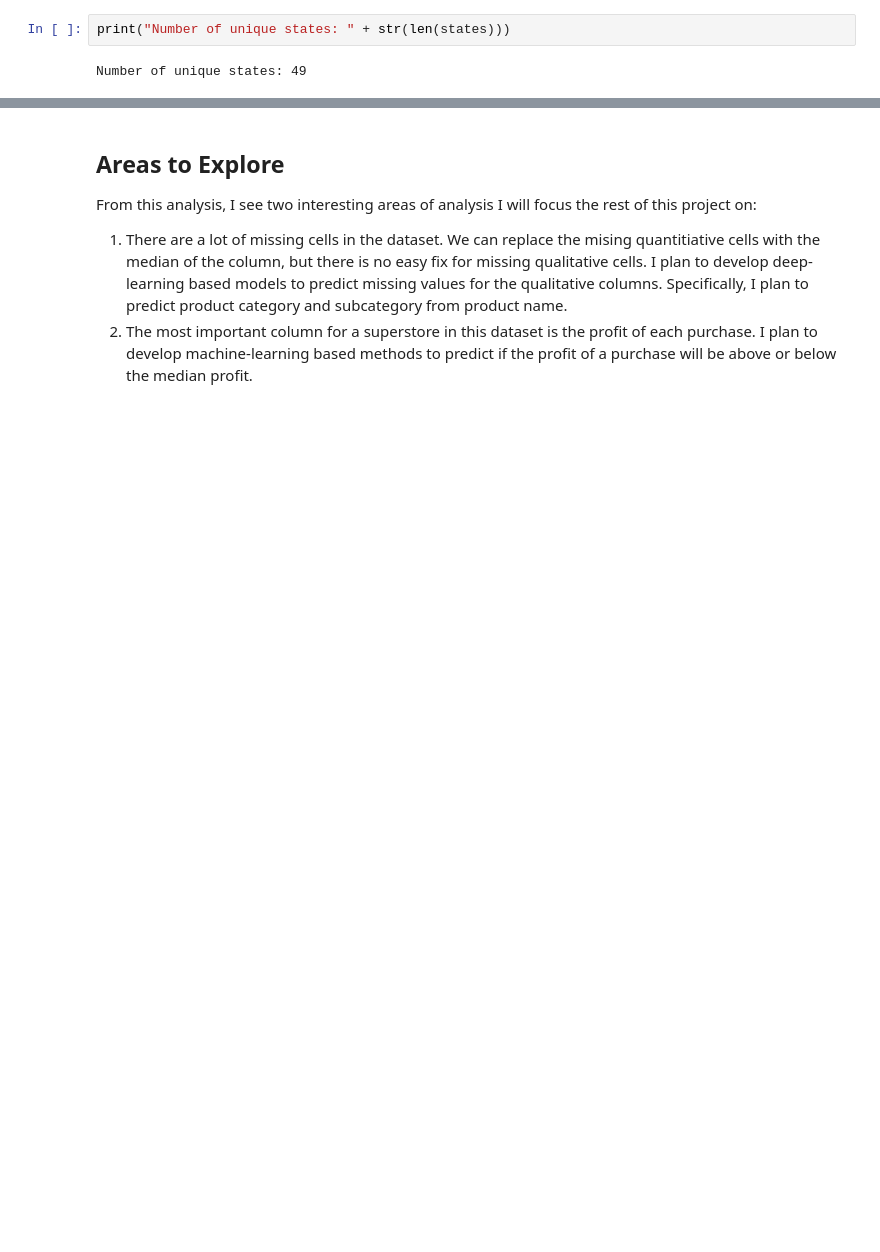
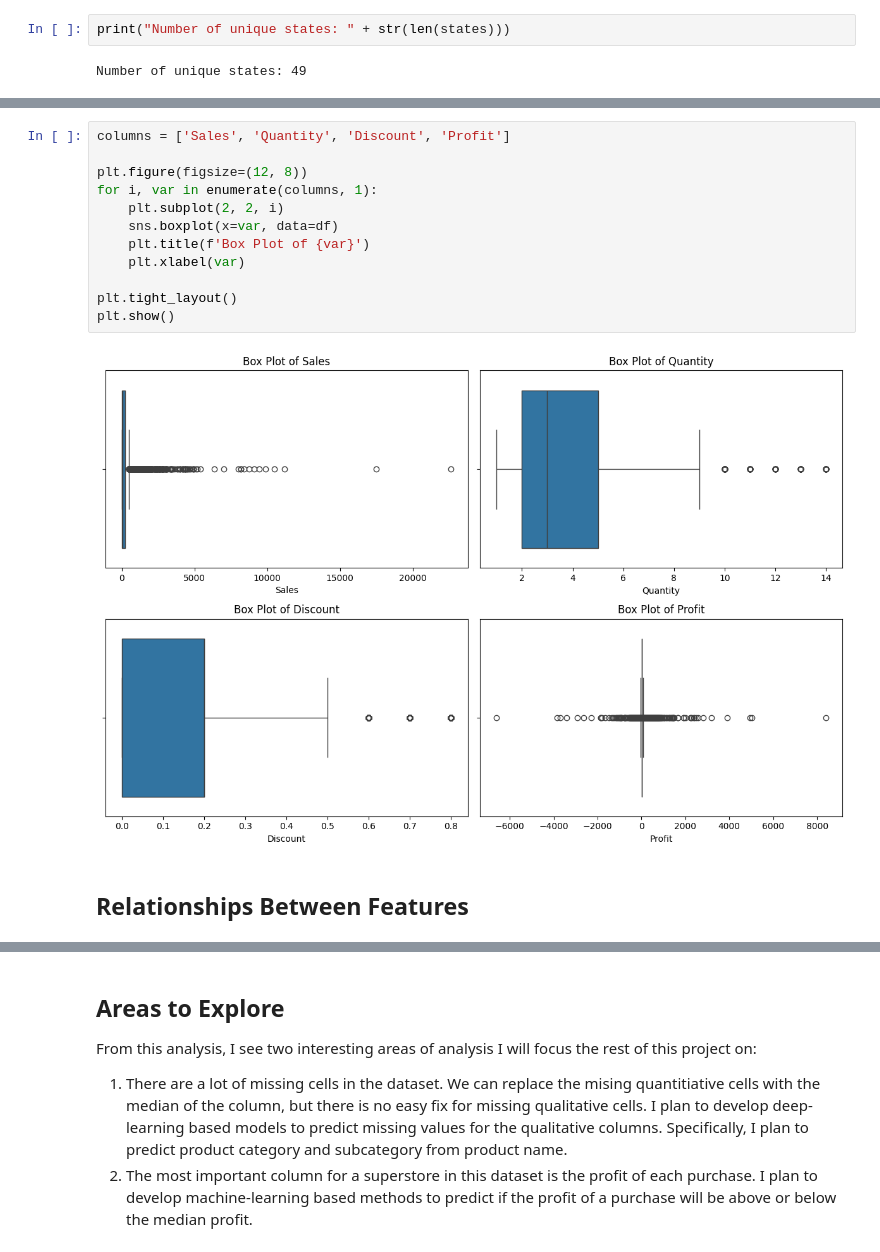
Before and after one commit to JohnG112358/DALI-Machine-Learning-Challenge, a Jupyter notebook: exploratoryAnalysis.ipynb, the cells around one changed output, grey strips where cells are left out. Cells and saved outputs as stored; diff of their text form; blank space fills up the shorter version.

Commit message:
added heatmaps and boxplots, updated documentation, refactored correlation linear regression and statistical tests to this file

```diff
--- a/exploratoryAnalysis.ipynb
+++ b/exploratoryAnalysis.ipynb
@@ -208,0 +227,16 @@ Name: Sub-Category, dtype: int64
+# %%
+columns = ['Sales', 'Quantity', 'Discount', 'Profit']
+
+plt.figure(figsize=(12, 8))
+for i, var in enumerate(columns, 1):
+    plt.subplot(2, 2, i)
+    sns.boxplot(x=var, data=df)
+    plt.title(f'Box Plot of {var}')
+    plt.xlabel(var)
+
+plt.tight_layout()
+plt.show()
+# %% [output]
+[figure, added]
+# %% [markdown]
+## Relationships Between Features
```
Also changed, not shown: parts of 36 cells of this notebook.
